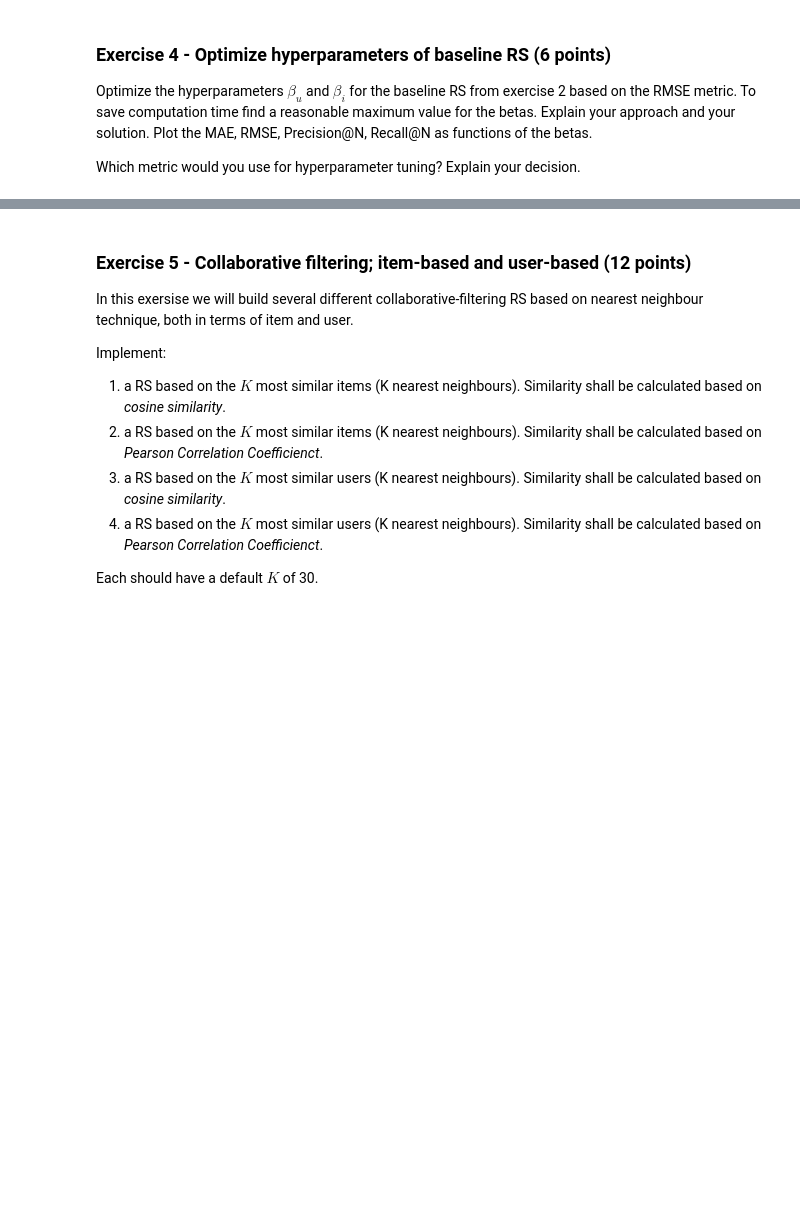
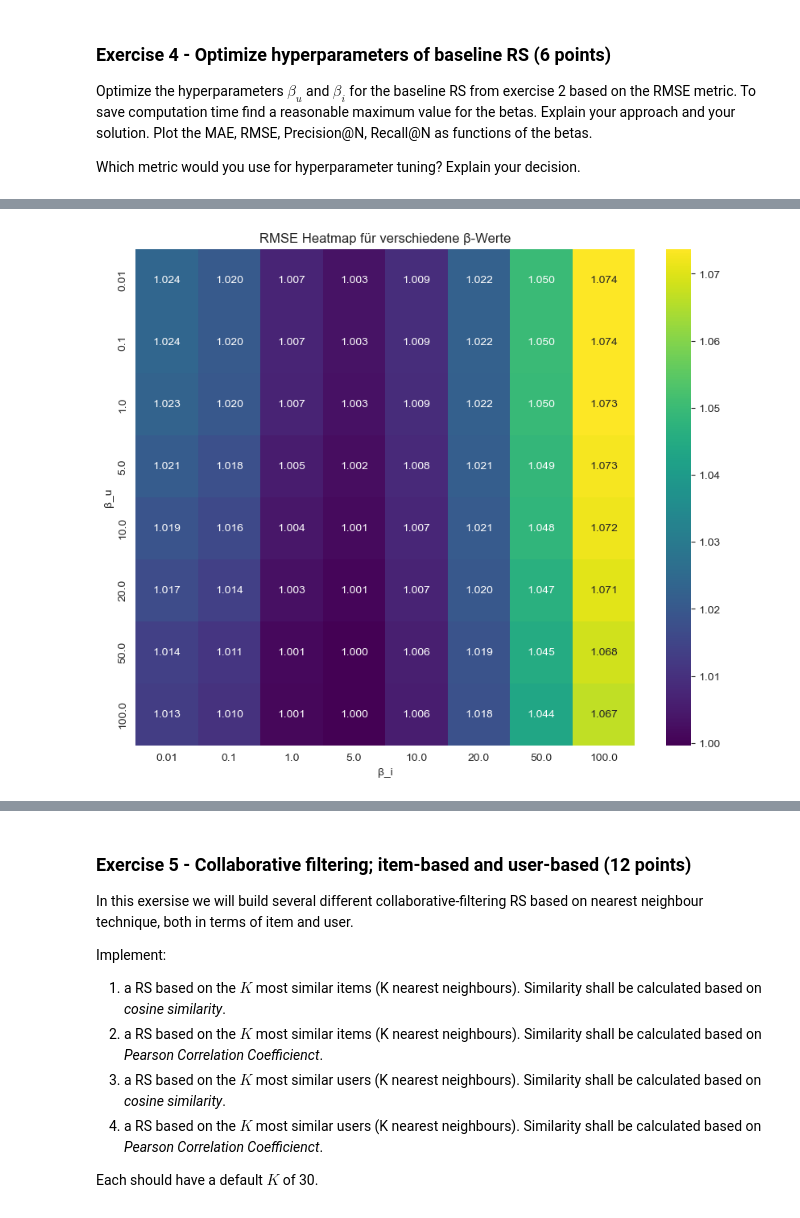
Before and after one commit to Tschoppsilas/RSY, a Jupyter notebook: RSY_MiniChallenge_FS25.ipynb, the cells around one changed output, grey strips where cells are left out. Drawn from its saved outputs; the diff is of its cells as text; code cells hidden in the pictures; blank space fills up the shorter version.

```diff
--- a/RSY_MiniChallenge_FS25.ipynb
+++ b/RSY_MiniChallenge_FS25.ipynb
@@ -918,0 +973,80 @@ Which metric would you use for hyperparameter tuning? Explain your decision.
+# %%
+import time
+#Grob testen der Betas
+beta_values = [0.01, 0.1, 1, 5, 10, 20, 50, 100]
+rmse_list = []
+mae_values = []
+precision_values = []
+recall_values = []
+
+for beta_u in beta_values:
+    for beta_i in beta_values:
+        start_time = time.time()
+
+        # Iteration auf 5 gesetzt, um einen Trend zu sehen
+        mu, b_u, b_i = calculate_biases(train_set_1, beta_u=beta_u, beta_i=beta_i, iteration=5)
+
+        end_time = time.time()
+
+        # RMSE berechnen
+        rmse = compute_rmse(mu, b_u, b_i, validation_set_1)
+
+        # MAE berechnen
+        predictions = [mu + b_u.get(u, 0) + b_i.get(i, 0) for u, i in zip(validation_set_1["userId"], validation_set_1["movieId"])]
+        true_ratings = validation_set_1["rating"].values
+        mae = mean_absolute_error(true_ratings, predictions)
+
+        # Precision@N und Recall@N berechnen (falls relevant_items definiert ist)
+        precision = precision_at_n(list(zip(validation_set_1["movieId"], predictions)), relevant_items=validation_set_1[["movieId", "rating"]].values)
+        recall = recall_at_n(list(zip(validation_set_1["movieId"], predictions)), relevant_items=validation_set_1[["movieId", "rating"]].values)
+
+        # Speichern der Ergebnisse
+        rmse_list.append((beta_u, beta_i, rmse))
+        mae_values.append((beta_u, beta_i, mae))
+        precision_values.append((beta_u, beta_i, precision))
+        recall_values.append((beta_u, beta_i, recall))
+
+        print(f"β_u: {beta_u}, β_i: {beta_i}, RMSE: {rmse:.4f}, MAE: {mae:.4f}, Precision@N: {precision:.4f}, Recall@N: {recall:.4f}, Dauer: {end_time - start_time:.1f} Sekunden")
+
+# Ergebnisse in DataFrame umwandeln
+df_results = pd.DataFrame(rmse_list, columns=["beta_u", "beta_i", "rmse"])
+df_mae = pd.DataFrame(mae_values, columns=["beta_u", "beta_i", "mae"])
+df_precision = pd.DataFrame(precision_values, columns=["beta_u", "beta_i", "precision"])
+df_recall = pd.DataFrame(recall_values, columns=["beta_u", "beta_i", "recall"])
+
+# RMSE Heatmap
+pivot_rmse = df_results.pivot(index="beta_u", columns="beta_i", values="rmse")
+plt.figure(figsize=(10, 8))
+sns.heatmap(pivot_rmse, annot=True, fmt=".3f", cmap="viridis")
+plt.title("RMSE Heatmap für verschiedene β-Werte")
+plt.xlabel("β_i")
+plt.ylabel("β_u")
+plt.show()
+
+# MAE Heatmap
+pivot_mae = df_mae.pivot(index="beta_u", columns="beta_i", values="mae")
+plt.figure(figsize=(10, 8))
+sns.heatmap(pivot_mae, annot=True, fmt=".3f", cmap="viridis")
+plt.title("MAE Heatmap für verschiedene β-Werte")
+plt.xlabel("β_i")
+plt.ylabel("β_u")
+plt.show()
+
+# Precision@N Heatmap
+pivot_precision = df_precision.pivot(index="beta_u", columns="beta_i", values="precision")
+plt.figure(figsize=(10, 8))
+sns.heatmap(pivot_precision, annot=True, fmt=".3f", cmap="viridis")
+plt.title("Precision@N Heatmap für verschiedene β-Werte")
+plt.xlabel("β_i")
+plt.ylabel("β_u")
+plt.show()
+
+# Recall@N Heatmap
+pivot_recall = df_recall.pivot(index="beta_u", columns="beta_i", values="recall")
+plt.figure(figsize=(10, 8))
+sns.heatmap(pivot_recall, annot=True, fmt=".3f", cmap="viridis")
+plt.title("Recall@N Heatmap für verschiedene β-Werte")
+plt.xlabel("β_i")
+plt.ylabel("β_u")
+plt.show()
+# %% [output]
@@ -918,0 +1070 @@ Which metric would you use for hyperparameter tuning? Explain your decision.
+[figure, added]
```
Also changed, not shown: parts of 6 cells of this notebook.
